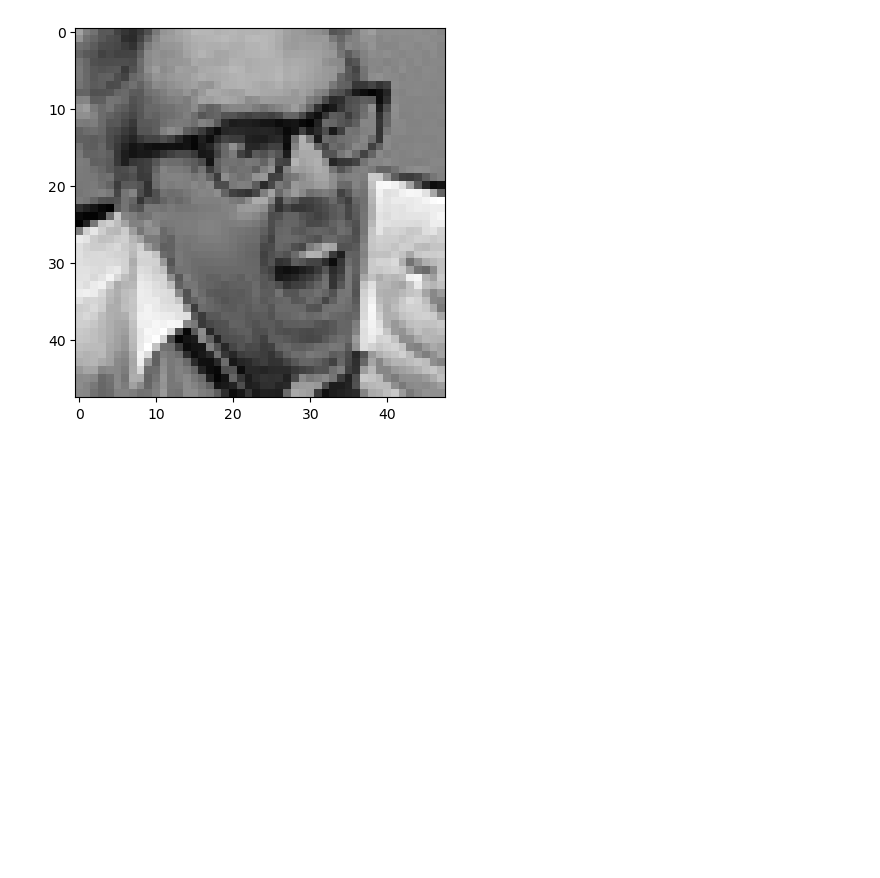
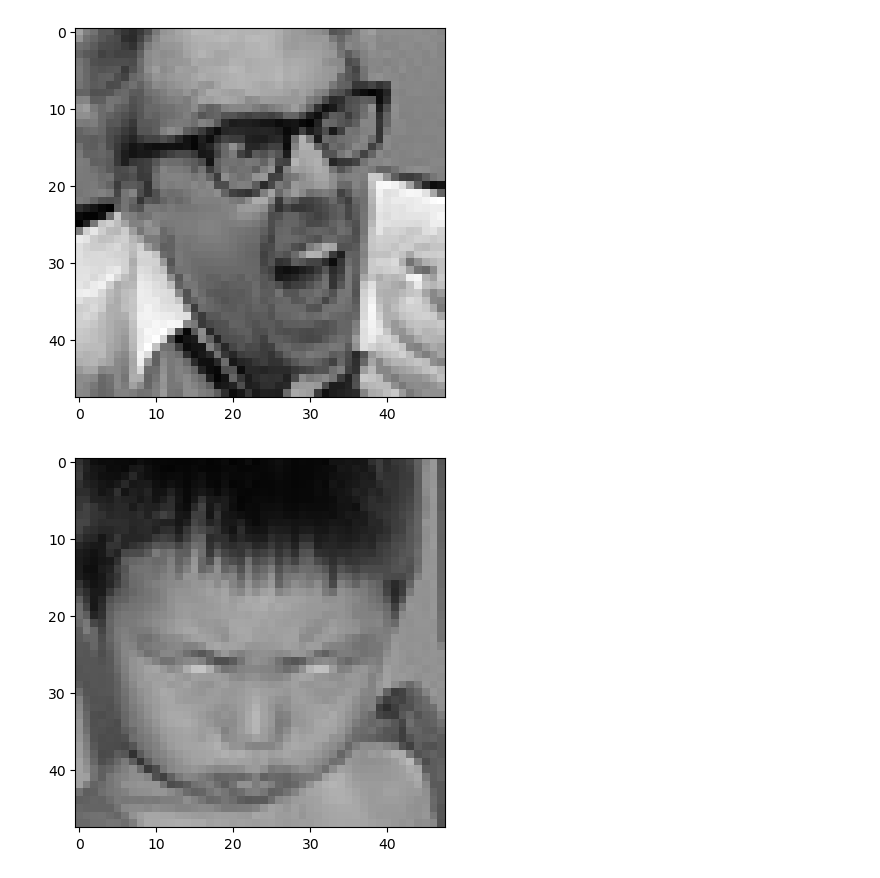
Before and after one commit to Brotin003/Emotion_Detector, a Jupyter notebook: model.ipynb, the cells around one changed output. Drawn from its saved outputs; the diff is of its cells as text; code cells hidden in the pictures; blank space fills up the shorter version.

```diff
--- a/model.ipynb
+++ b/model.ipynb
@@ -15,3 +15,18 @@ plt.imshow(img_array)
 # %% [output]
 <matplotlib.image.AxesImage at 0x...>
 [figure]
+# %%
+Datadirectory = "train/" #train dataset
+# %%
+emoClasses = ["0","1","2","3","4","5","6"] #emotion classes
+# %%
+for category in emoClasses :
+    path =os.path.join(Datadirectory , category)
+    for img in os.listdir(path) :
+        img_array = cv2.imread(os.path.join(path,img))
+        plt.imshow(cv2.cvtColor(img_array , cv2.COLOR_BGR2RGB))
+        plt.show()
+        break
+    break
+# %% [output]
+[figure, added]
```
Also changed, not shown: parts of 28 cells of this notebook, 1 other file.
